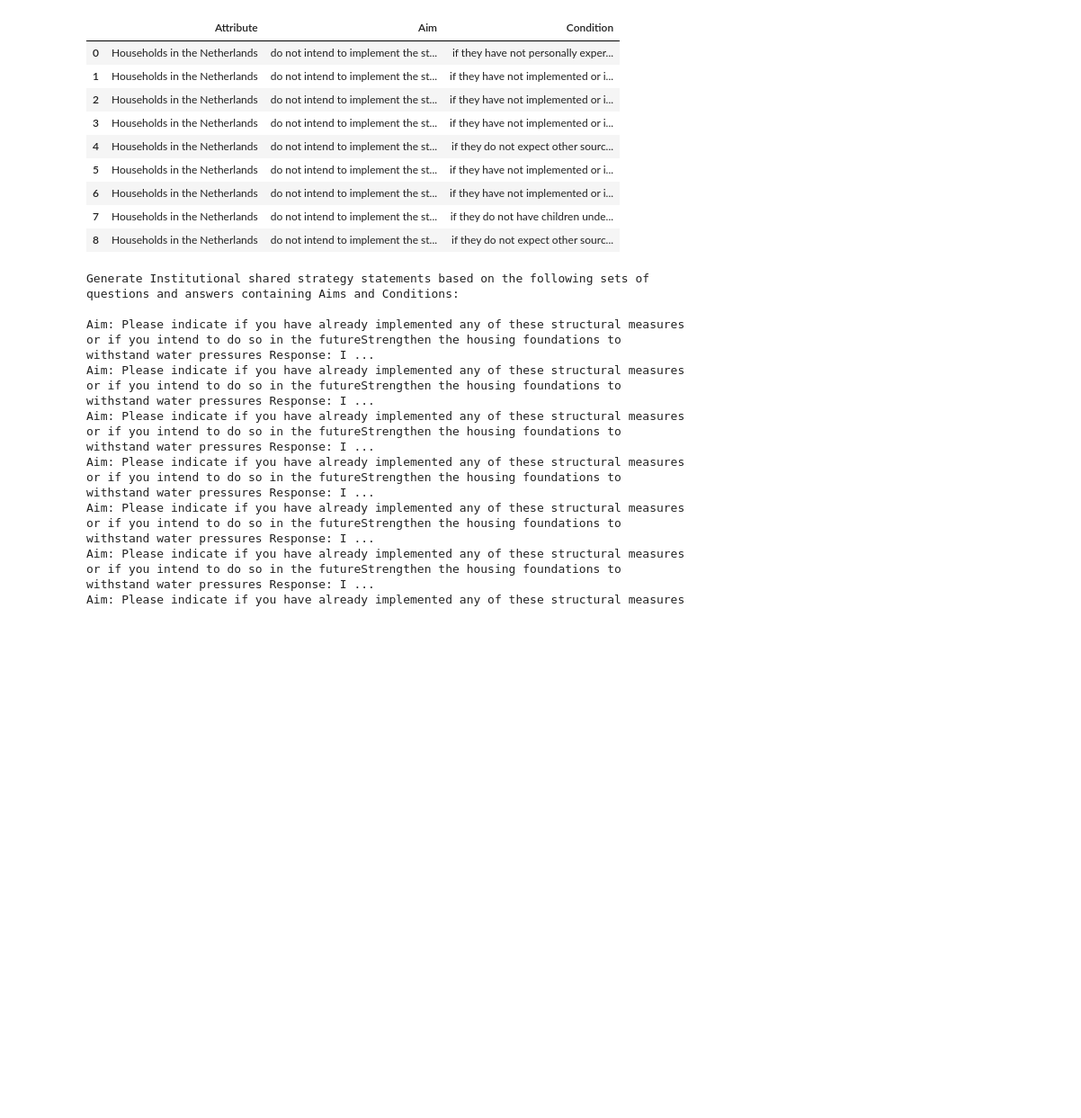
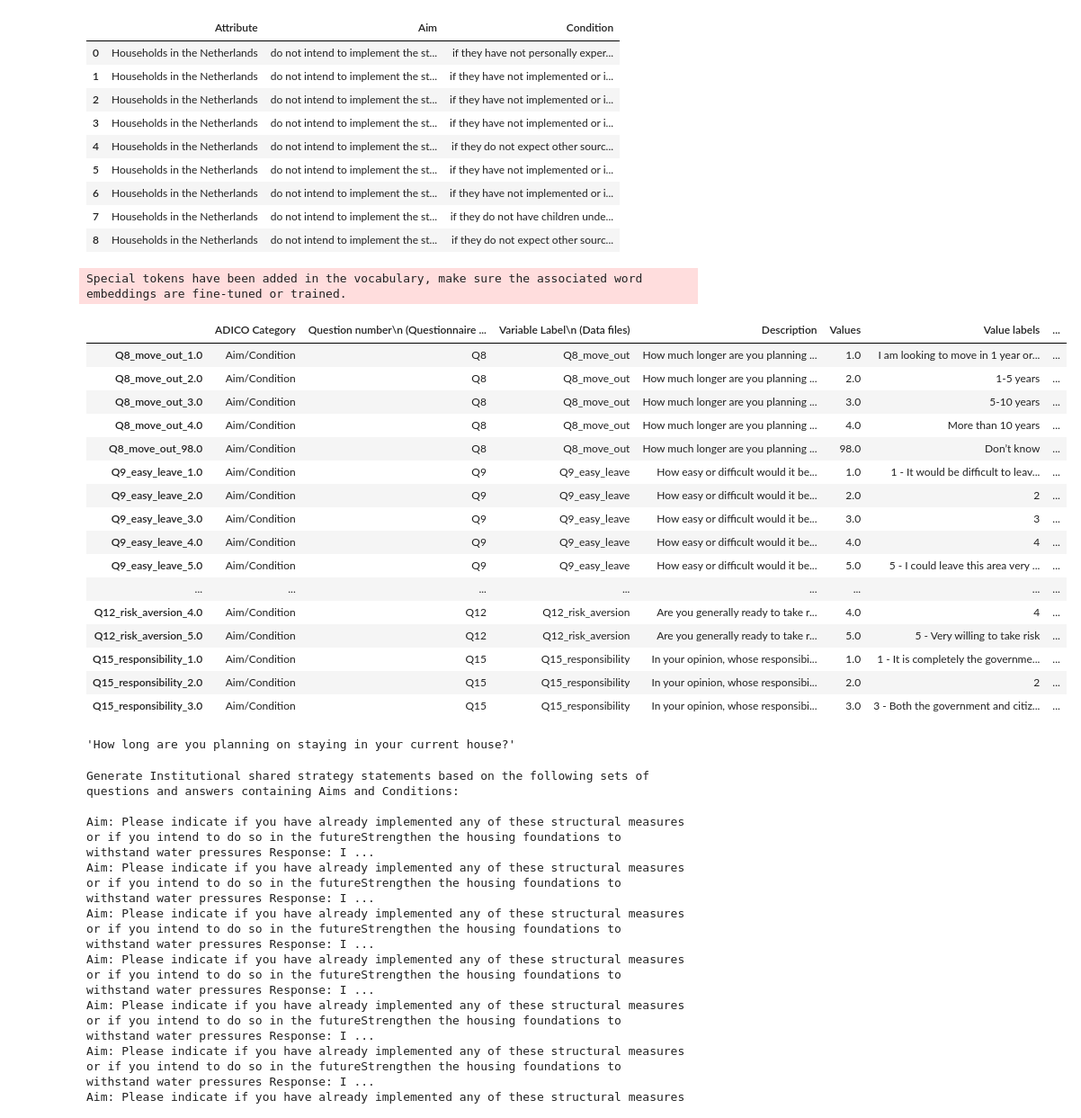
Before and after one commit to GeorgeGitHubbins/MScThesis-Extracting-InformalRules-from-Surveys, a Jupyter notebook: GPTTest.ipynb, the cells around one changed output. Shown at 90% size. Saved outputs shown, nothing was run; the diff lists cells and outputs as text; code cells hidden in the pictures; blank space fills up the shorter version.

Commit message:
tried some local models

```diff
--- a/GPTTest.ipynb
+++ b/GPTTest.ipynb
@@ -87,7 +98,7 @@ def combine_description_and_labels(group, question_answers_list, qnum):
          # If not the first instance, start with the first instance's "Description" column value
             combined_string += first_description
     # Concatenate the current row's "Description" and all "Value labels" values
-    combined_string += str(group["Description"].iloc[0] + " " + "; ".join(group["Value labels"].astype(str)))
+    combined_string += str(group["Description"].iloc[0])# + " " + "; ".join(group["Value labels"].astype(str)))
     question_answers_list = question_answers_list + [combined_string] * group.shape[0]  # Extend the list with the combined strings
     return question_answers_list
 
@@ -235,10 +258,0 @@ shared_strategies_noatt[shared_strategies_noatt["Count"] == 18].head()
-# %%
-shared_strategies_noatt = pd.read_csv("shared_strategies_noatt.csv")
-
-#For now we make a random selection of questions with assigned ADICO components but later we can provide the model with a predetermined selection
-sample_questions = shared_strategies_noatt[shared_strategies_noatt["Count"] >= 18].sample(n=10)
-aims_conditions = []
-for i in sample_questions.index:
-    aims_conditions = aims_conditions + ["Aim: " + sample_questions["Aim_text"][i] + "and Condition: " + sample_questions["Condition_text"][i]]
-
-aims_conditions
@@ -300,6 +302,50 @@ converted_questions
 | 6 | Households in the Netherlands | do not intend to implement the st... | if they have not implemented or i... |
 | 7 | Households in the Netherlands | do not intend to implement the st... | if they do not have children unde... |
 | 8 | Households in the Netherlands | do not intend to implement the st... | if they do not expect other sourc... |
+# %%
+from transformers import T5Tokenizer, T5ForConditionalGeneration
+
+# Load the model and tokenizer
+model_name = "google/flan-t5-base"
+tokenizer = T5Tokenizer.from_pretrained(model_name)
+model = T5ForConditionalGeneration.from_pretrained(model_name)
+
+def intoIG(question):
+    prompt = f"Task: Rephrashing. Instructions: Convert the following Survey Question into an descriptive phrase. Phrase Types: e.g. 'reinforce their foundations bi-yearly' or  'if they live with more than four people'. Survey Question: {question} "
+
+    input_ids = tokenizer(prompt, return_tensors="pt").input_ids
+
+    outputs = model.generate(input_ids, max_new_tokens=100, )
+    return tokenizer.decode(outputs[0],skip_special_tokens=True)
+# %% [output]
+Special tokens have been added in the vocabulary, make sure the associated word embeddings are fine-tuned or trained.
+# %%
+aim_quest = survey_questions[survey_questions['ADICO Category'].apply(lambda x: "Aim" in x)].head(20).copy()
+# Sample questions
+aim_quest['IGVersion'] = aim_quest['question_answers_combined'].apply(intoIG)
+aim_quest
+# %% [output]
+|  | ADICO Category | Question number\n (Questionnaire ... | Variable Label\n (Data files) | Description | Values | Value labels | ... |
+| Q8_move_out_1.0 | Aim/Condition | Q8 | Q8_move_out | How much longer are you planning ... | 1.0 | I am looking to move in 1 year or... | ... |
+| Q8_move_out_2.0 | Aim/Condition | Q8 | Q8_move_out | How much longer are you planning ... | 2.0 | 1-5 years | ... |
+| Q8_move_out_3.0 | Aim/Condition | Q8 | Q8_move_out | How much longer are you planning ... | 3.0 | 5-10 years | ... |
+| Q8_move_out_4.0 | Aim/Condition | Q8 | Q8_move_out | How much longer are you planning ... | 4.0 | More than 10 years | ... |
+| Q8_move_out_98.0 | Aim/Condition | Q8 | Q8_move_out | How much longer are you planning ... | 98.0 | Don’t know | ... |
+| Q9_easy_leave_1.0 | Aim/Condition | Q9 | Q9_easy_leave | How easy or difficult would it be... | 1.0 | 1 - It would be difficult to leav... | ... |
+| Q9_easy_leave_2.0 | Aim/Condition | Q9 | Q9_easy_leave | How easy or difficult would it be... | 2.0 | 2 | ... |
+| Q9_easy_leave_3.0 | Aim/Condition | Q9 | Q9_easy_leave | How easy or difficult would it be... | 3.0 | 3 | ... |
+| Q9_easy_leave_4.0 | Aim/Condition | Q9 | Q9_easy_leave | How easy or difficult would it be... | 4.0 | 4 | ... |
+| Q9_easy_leave_5.0 | Aim/Condition | Q9 | Q9_easy_leave | How easy or difficult would it be... | 5.0 | 5 - I could leave this area very ... | ... |
+| ... | ... | ... | ... | ... | ... | ... | ... |
+| Q12_risk_aversion_4.0 | Aim/Condition | Q12 | Q12_risk_aversion | Are you generally ready to take r... | 4.0 | 4 | ... |
+| Q12_risk_aversion_5.0 | Aim/Condition | Q12 | Q12_risk_aversion | Are you generally ready to take r... | 5.0 | 5 - Very willing to take risk | ... |
+| Q15_responsibility_1.0 | Aim/Condition | Q15 | Q15_responsibility | In your opinion, whose responsibi... | 1.0 | 1 - It is completely the governme... | ... |
+| Q15_responsibility_2.0 | Aim/Condition | Q15 | Q15_responsibility | In your opinion, whose responsibi... | 2.0 | 2 | ... |
+| Q15_responsibility_3.0 | Aim/Condition | Q15 | Q15_responsibility | In your opinion, whose responsibi... | 3.0 | 3 - Both the government and citiz... | ... |
+# %%
+aim_quest.at['Q8_move_out_1.0','IGVersion']
+# %% [output]
+'How long are you planning on staying in your current house?'
 # %%
 print(prompt)
 # %% [output]
```
Also changed, not shown: parts of 8 cells of this notebook.
